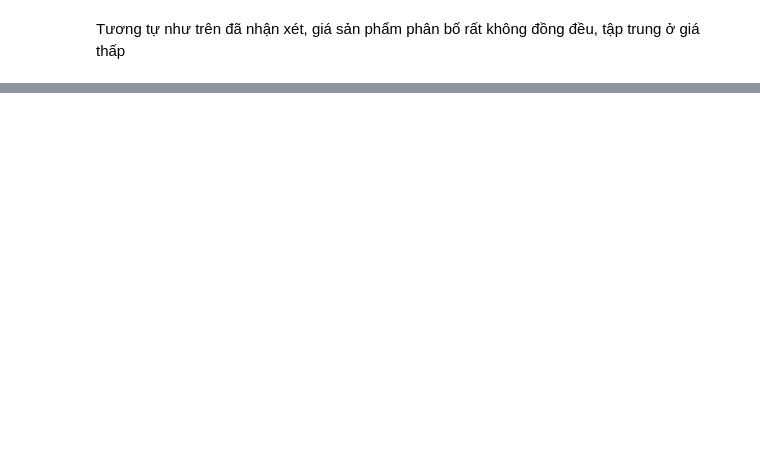
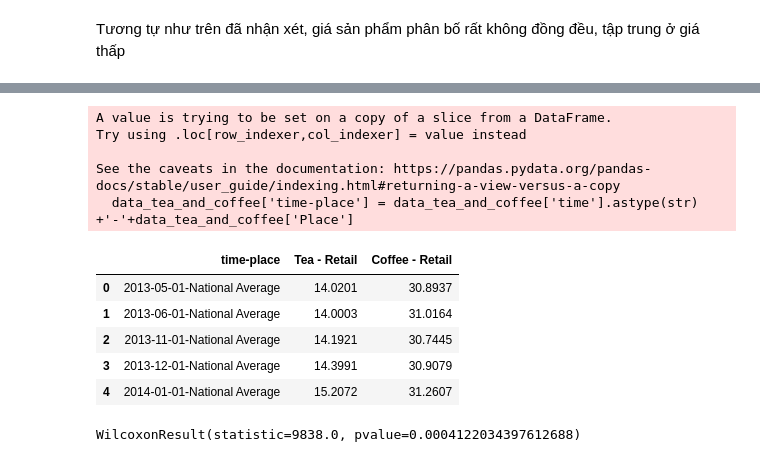
Before and after one commit to Trang27cl/testgit, a Jupyter notebook: FoodPrice_in_Turkey.ipynb, the cells around one changed output, grey strips where cells are left out. Cells and saved outputs as stored; diff of their text form; code cells hidden in the pictures; blank space fills up the shorter version.

```diff
--- a/FoodPrice_in_Turkey.ipynb
+++ b/FoodPrice_in_Turkey.ipynb
@@ -551,0 +582,40 @@ sns.boxplot(x = "Year", y = "Price", data=df1)
+# %%
+#biến đổi dữ liệu: Để tiến hành so sánh được giá trà và giá caphe có chênh nhau không, chúng ta cần so sánh sự khác biệt giữa giá trà và giá cà phê theo cùng thời gian và địa điểm
+# Tiền xử lý dữ liệu
+# Tạo một data frame thông tin gồm chứa time - place, giá trà, giá cafe
+data_tea_and_coffee = data.loc[(data.ProductName.isin(['Tea - Retail','Coffee - Retail']))]
+
+data_tea_and_coffee['time-place'] = data_tea_and_coffee['time'].astype(str) +'-'+data_tea_and_coffee['Place']
+df1 = data_tea_and_coffee[data_tea_and_coffee.ProductName =='Tea - Retail'].filter(['time-place',  'Price'])
+df1 = df1.rename(columns = {'Price':'Tea - Retail'})
+
+df2 = data_tea_and_coffee[data_tea_and_coffee.ProductName =='Coffee - Retail'].filter(['time-place', 'Price'])
+df2 = df2.rename(columns = {'Price':'Coffee - Retail'})
+
+Processed_data = pd.merge(df1, df2, on = 'time-place')
+Processed_data.head()
+# %% [output]
+A value is trying to be set on a copy of a slice from a DataFrame.
+Try using .loc[row_indexer,col_indexer] = value instead
+
+See the caveats in the documentation: https://pandas.pydata.org/pandas-docs/stable/user_guide/indexing.html#returning-a-view-versus-a-copy
+  data_tea_and_coffee['time-place'] = data_tea_and_coffee['time'].astype(str) +'-'+data_tea_and_coffee['Place']
+|  | time-place | Tea - Retail | Coffee - Retail |
+| 0 | 2013-05-01-National Average | 14.0201 | 30.8937 |
+| 1 | 2013-06-01-National Average | 14.0003 | 31.0164 |
+| 2 | 2013-11-01-National Average | 14.1921 | 30.7445 |
+| 3 | 2013-12-01-National Average | 14.3991 | 30.9079 |
+| 4 | 2014-01-01-National Average | 15.2072 | 31.2607 |
+# %%
+#Tiến hành kiểm định: Thực hiện kiểm định wilcoxon 1 phía với giả thuyết như sau
+#Giả thuyết không: giá cà phê bằng giá trà công thêm 15 Lira ở mọi thời điểm
+#Giả thuyết đối: Giá giá cà phê luôn hơn giá trà 15 Lira ở mọi thời điểm
+# thực hiện biến đổi dữ liệu
+d = Processed_data['Coffee - Retail']-Processed_data['Tea - Retail'] - 15
+# Thực hiện kiểm định wilcolxon
+from scipy import stats
+# thực hiện kiểm định với giả thuyết đối được định nghĩa ở trên
+stats.wilcoxon(d, alternative='greater')
+#Do pvalue <1% rất nhiều –> Bác bỏ giả thuyết không, chấp nhận giả thuyết đối Giá Cà phê luôn lớn hơn giá trà ít nhất 15 lira mà không bị ảnh hưởng bởi thời gian hay địa điểm
+# %% [output]
+WilcoxonResult(statistic=9838.0, pvalue=0.0004122034397612688)
```
Also changed, not shown: parts of 20 cells of this notebook.
